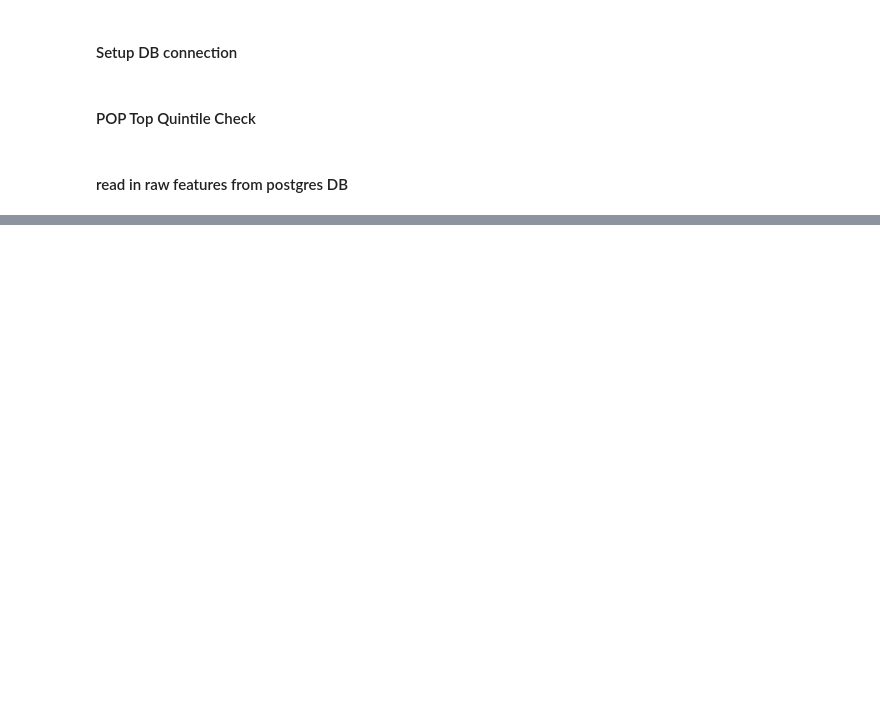
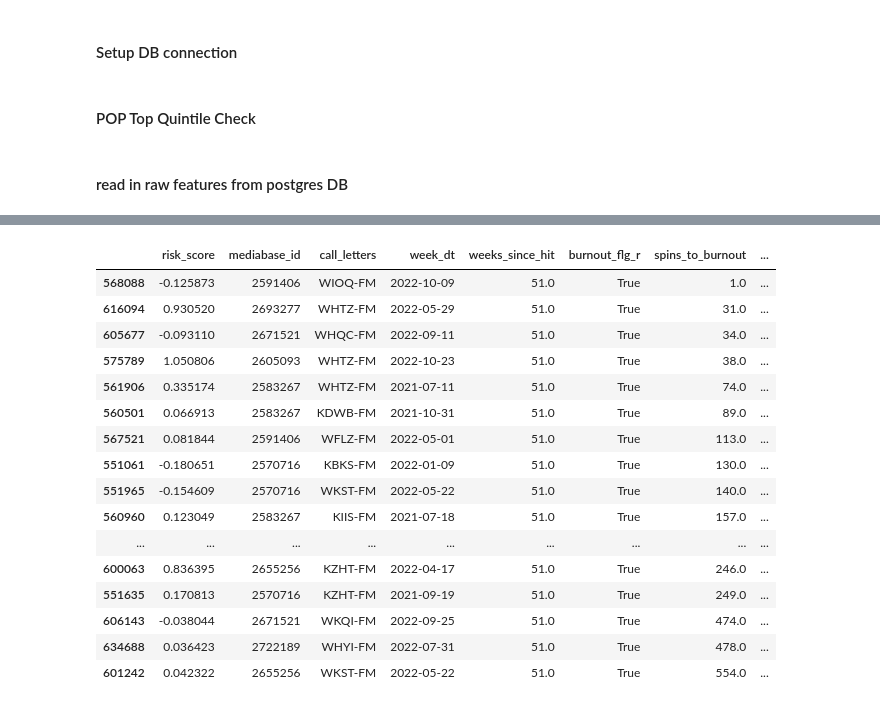
Before and after one commit to gjampanih/adds-early-burnout-warning-model, a Jupyter notebook: notebooks/ebw_poc_h1.ipynb, the cells around one changed output, grey strips where cells are left out. Saved outputs shown, nothing was run; the diff lists cells and outputs as text; code cells hidden in the pictures; blank space fills up the shorter version.

```diff
--- a/notebooks/ebw_poc_h1.ipynb
+++ b/notebooks/ebw_poc_h1.ipynb
@@ -69,0 +890,21 @@ with engine.connect() as conn:
+# %%
+surv_scores[(surv_scores['weeks_since_hit'] == 51) & (surv_scores['burnout_flg_r'])].sort_values(
+    by=['spins_to_burnout'])
+# %% [output]
+|  | risk_score | mediabase_id | call_letters | week_dt | weeks_since_hit | burnout_flg_r | spins_to_burnout | ... |
+| 568088 | -0.125873 | 2591406 | WIOQ-FM | 2022-10-09 | 51.0 | True | 1.0 | ... |
+| 616094 | 0.930520 | 2693277 | WHTZ-FM | 2022-05-29 | 51.0 | True | 31.0 | ... |
+| 605677 | -0.093110 | 2671521 | WHQC-FM | 2022-09-11 | 51.0 | True | 34.0 | ... |
+| 575789 | 1.050806 | 2605093 | WHTZ-FM | 2022-10-23 | 51.0 | True | 38.0 | ... |
+| 561906 | 0.335174 | 2583267 | WHTZ-FM | 2021-07-11 | 51.0 | True | 74.0 | ... |
+| 560501 | 0.066913 | 2583267 | KDWB-FM | 2021-10-31 | 51.0 | True | 89.0 | ... |
+| 567521 | 0.081844 | 2591406 | WFLZ-FM | 2022-05-01 | 51.0 | True | 113.0 | ... |
+| 551061 | -0.180651 | 2570716 | KBKS-FM | 2022-01-09 | 51.0 | True | 130.0 | ... |
+| 551965 | -0.154609 | 2570716 | WKST-FM | 2022-05-22 | 51.0 | True | 140.0 | ... |
+| 560960 | 0.123049 | 2583267 | KIIS-FM | 2021-07-18 | 51.0 | True | 157.0 | ... |
+| ... | ... | ... | ... | ... | ... | ... | ... | ... |
+| 600063 | 0.836395 | 2655256 | KZHT-FM | 2022-04-17 | 51.0 | True | 246.0 | ... |
+| 551635 | 0.170813 | 2570716 | KZHT-FM | 2021-09-19 | 51.0 | True | 249.0 | ... |
+| 606143 | -0.038044 | 2671521 | WKQI-FM | 2022-09-25 | 51.0 | True | 474.0 | ... |
+| 634688 | 0.036423 | 2722189 | WHYI-FM | 2022-07-31 | 51.0 | True | 478.0 | ... |
+| 601242 | 0.042322 | 2655256 | WKST-FM | 2022-05-22 | 51.0 | True | 554.0 | ... |
```
Also changed, not shown: parts of 162 cells of this notebook, 3 other files.
